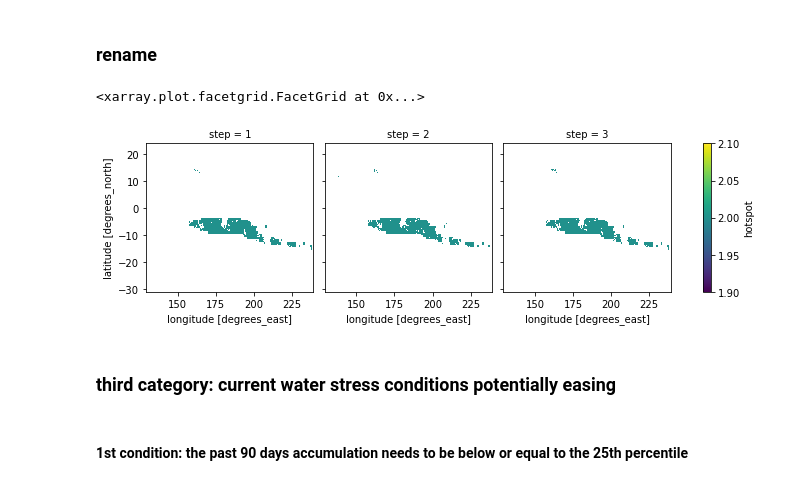
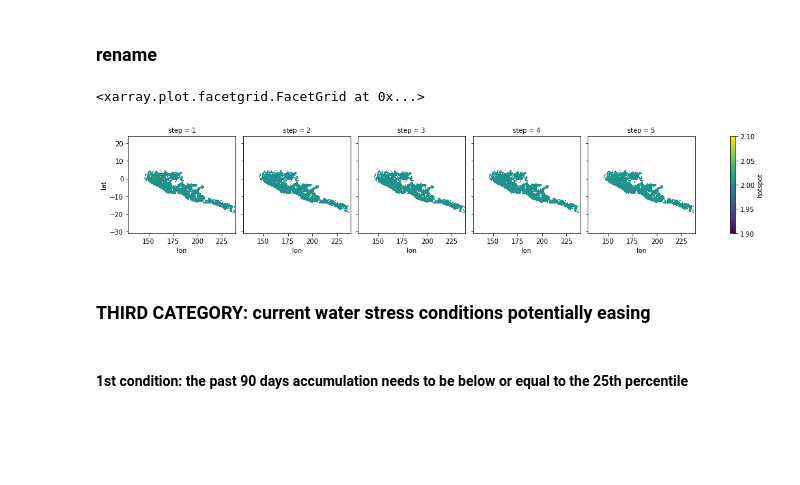
Before and after one commit to nicolasfauchereau/ICU_Water_Watch, a Jupyter notebook: notebooks/C3S/5_map_hotspots_experiments.ipynb, the cells around one changed output. Drawn from its saved outputs; the diff is of its cells as text; code cells hidden in the pictures; blank space fills up the shorter version.

```diff
--- a/notebooks/C3S/5_map_hotspots_experiments.ipynb
+++ b/notebooks/C3S/5_map_hotspots_experiments.ipynb
@@ -246,9 +298,3 @@ prob_below = prob_below.sel(lon=slice(dset_gpm['lon'].min(), dset_gpm['lon'].max
-# %%
-prob_above = prob_above.sel(lon=slice(dset_gpm['lon'].min(), dset_gpm['lon'].max()), lat=slice(dset_gpm['lat'].min(), dset_gpm['lat'].max()))
-# %%
-prob_below = prob_below.interp_like(dset_gpm[['lon','lat']], method='nearest')
-# %%
-prob_above = prob_above.interp_like(dset_gpm[['lon','lat']], method='nearest')
 # %%
 _ = prob_below.where(prob_below >= min_prob)['precip'].squeeze().plot.contourf(levels=10, col='step', vmin=min_prob)
 # %% [output]
@@ -338,5 +415,5 @@ hotspot_2 = consolidated_dset[['B']].where(consolidated_dset['GPM'] <= 25).squee
 # %%
-hotspot_2 = hotspot_2.where(hotspot_2.sel(step=1) >=  min_prob)
+hotspot_2 = hotspot_2.where(hotspot_2.sel(step=offset) >=  min_prob)
 # %% [markdown]
 #### the result gets assigned category 2
 # %%
@@ -346,11 +423,11 @@ hotspot_2 = hotspot_2.where(np.isnan(hotspot_2), other=2)
 # %%
 hotspot_2 = hotspot_2.rename({'B':'hotspot'})
 # %%
-hotspot_2['hotspot'].sel(step=slice(1,3)).plot(col='step')
+hotspot_2['hotspot'].plot(col='step')
 # %% [output]
 <xarray.plot.facetgrid.FacetGrid at 0x...>
-[figure, old version]
+[figure, new version]
 # %% [markdown]
-### third category: current water stress conditions potentially easing
+### THIRD CATEGORY: current water stress conditions potentially easing
 # %% [markdown]
 #### 1st condition: the past 90 days accumulation needs to be below or equal to the 25th percentile
```
Also changed, not shown: parts of 65 cells of this notebook, 1 other file.
